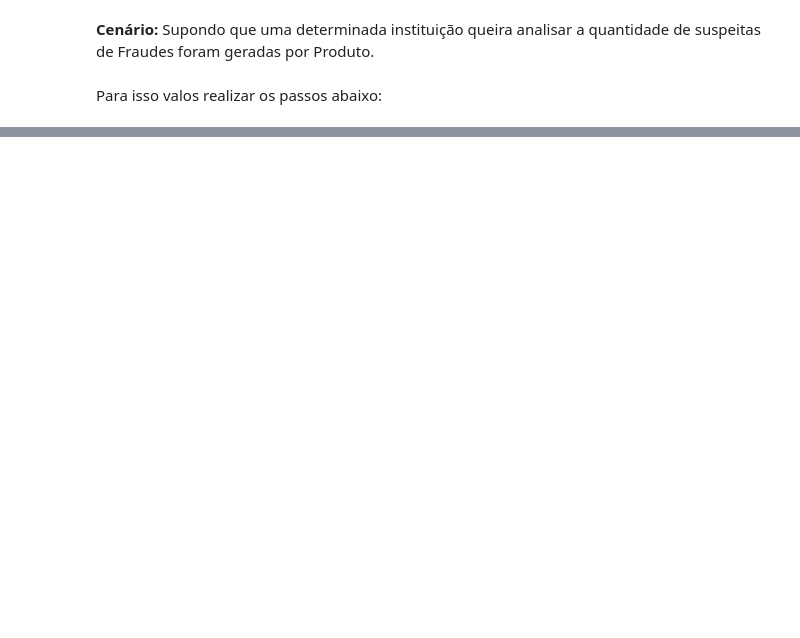
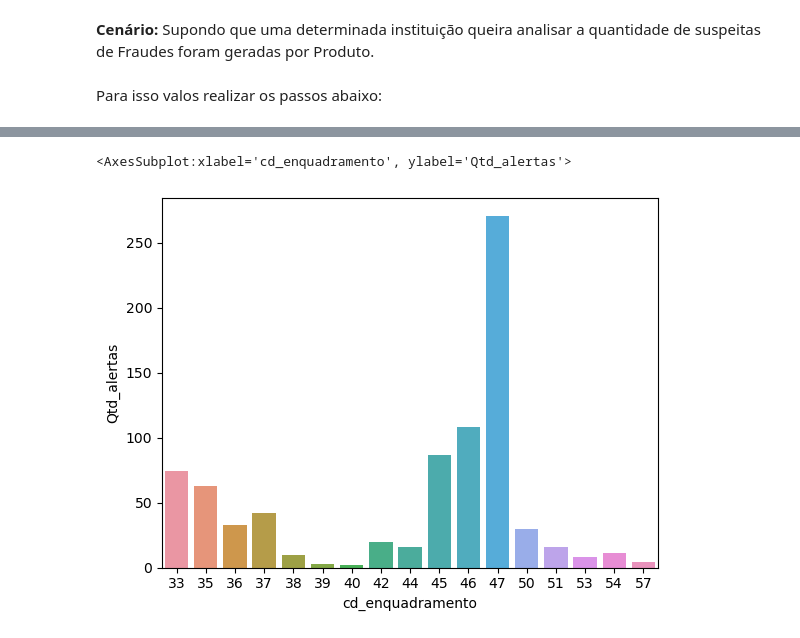
Before and after one commit to JosiTubaroski/Analise_de_Dados, a Jupyter notebook: Prevencao_Lavagem_Dinheiro/Rastreamento_prevencao_Lavagem_Dinheiro.ipynb, the cells around one changed output, grey strips where cells are left out. Drawn from its saved outputs; the diff is of its cells as text; code cells hidden in the pictures; blank space fills up the shorter version.

```diff
--- a/Prevencao_Lavagem_Dinheiro/Rastreamento_prevencao_Lavagem_Dinheiro.ipynb
+++ b/Prevencao_Lavagem_Dinheiro/Rastreamento_prevencao_Lavagem_Dinheiro.ipynb
@@ -194,0 +244,15 @@ plt.scatter(x, y, c="blue", ls = "-", lw = 1, marker = "o")
+# %%
+#Cria a conexão com o SQL Server passando os parametros (Servidor, Usuário, Senha, Database)
+conexao = sql.connect('servidor', 'usuario', 'senha', 'banco_de_dados')
+
+# Chama a consulta ao banco de dados passando os parametros da conexao criada
+enquad = pd.read_sql_query("""select enq.cd_enquadramento, enq.nm_artigo, count(*) as Qtd_alertas  from dbo.tgr_alertas al
+join dbo.tpr_produto pr on al.cd_produto = pr.cd_produto
+join dbo.tpr_enquadramento enq on al.cd_enquadramento = enq.cd_enquadramento
+where dt_movimentacao between '2020-06-01'
+and '2020-06-30' and pr.cd_produto = 3
+group by enq.cd_enquadramento, enq.nm_artigo
+order by enq.cd_enquadramento""", conexao)
+
+#Fecha conexão com banco de dados
+conexao.close()
@@ -194,0 +280,7 @@ plt.scatter(x, y, c="blue", ls = "-", lw = 1, marker = "o")
+# %%
+# Criar o gráfico de barras
+
+sb.barplot(x='cd_enquadramento', y='Qtd_alertas', data=enquad)
+# %% [output]
+<AxesSubplot:xlabel='cd_enquadramento', ylabel='Qtd_alertas'>
+[figure, added]
```
Also changed, not shown: parts of 14 cells of this notebook.
